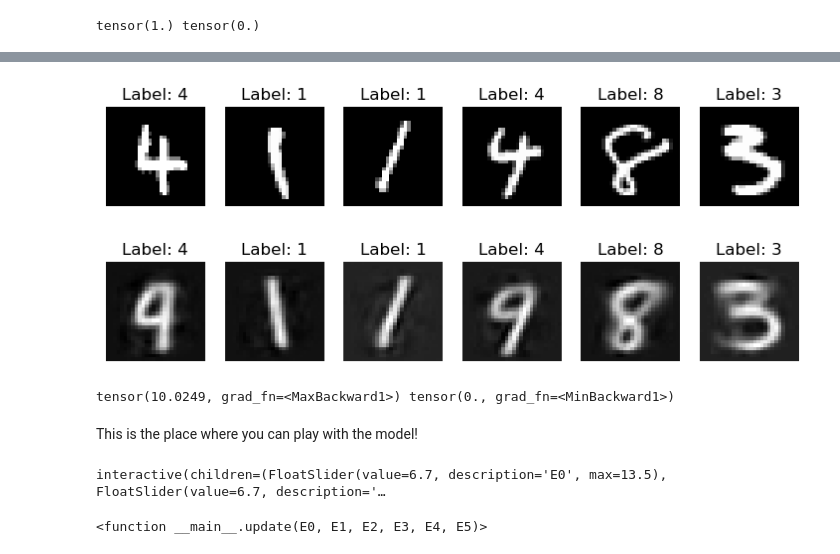
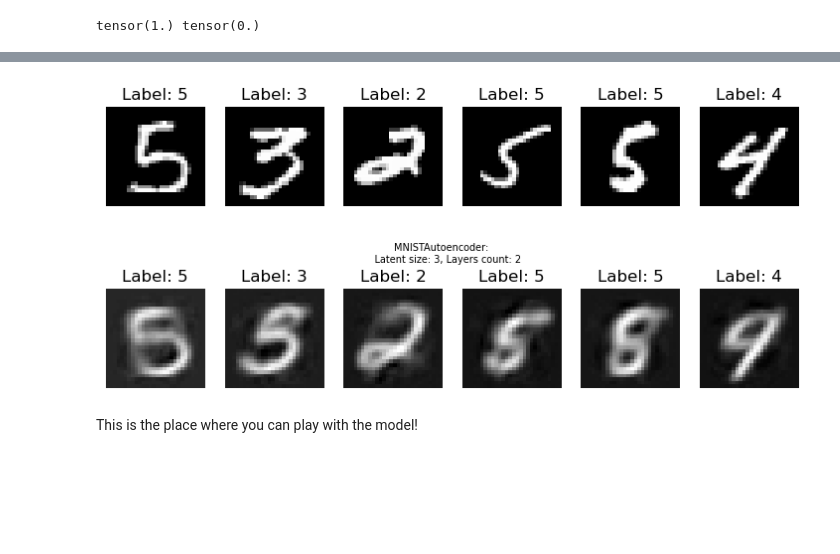
Before and after one commit to watjurk/vrije-extra, a Jupyter notebook: autoencoder/basic/src/notebook/autoencoder.ipynb, the cells around one changed output, grey strips where cells are left out. Cells and saved outputs as stored; diff of their text form; code cells hidden in the pictures; blank space fills up the shorter version.

Commit message:
split dataset into train, validation and test refactor model to enable more flexible definition integrate with w&b

```diff
--- a/autoencoder/basic/src/notebook/autoencoder.ipynb
+++ b/autoencoder/basic/src/notebook/autoencoder.ipynb
@@ -25,5 +41,8 @@ data_loader = torch.utils.data.dataloader.DataLoader(dataset, shuffle=True, batc
+# %%
+train_data, validation_data, test_data = torch.utils.data.random_split(dataset, [0.6, 0.2, 0.2])
+validation_data_loader, test_data_loader = DataLoader(validation_data, batch_size), DataLoader(test_data, batch_size)
 # %%
-data_iter = iter(data_loader)
+data_iter = iter(dataset)
 data_x, data_y = next(data_iter)
 print(torch.max(data_x), torch.min(data_x))
 # %% [output]
@@ -31,11 +50,19 @@ tensor(1.) tensor(0.)
 # %%
 num_col = 6
 num_row = 2
+offset = 0
+
+data_iter = iter(dataset)
+for _ in range(offset):
+    next(data_iter)
+
 
 _, axs = plt.subplots(num_row, num_col, figsize=(1.5 * num_col, 2 * num_row))
 for i, ax in enumerate(axs.flatten()):
-    img = data_x[i].squeeze()
-    ax.set_title(f"Label: {data_y[i].item()}")
+    data_x, data_y = next(data_iter)
+
+    img = data_x.squeeze()
+    ax.set_title(f"Label: {data_y}")
     ax.imshow(img, cmap="grey")
     ax.set_axis_off()
 
@@ -98 +160,4 @@ Estimated Total Size (MB): 1.28
+# %%
+model = MNISTAutoencoder(latent_space_size, number_of_layers)
+# wandb.watch(model)
 # %%
@@ -115,46 +247,35 @@ for epoch in (mb := master_bar(range(epochs))):
 # %%
-data_iter = iter(data_loader)
-data_x, data_y = next(data_iter)
+from random import randint
 
+data_iter = iter(test_data_loader)
+offset = randint(0, 10)
 num_col = 6
 num_row = 1
 
-def plot_images(data_x):
-    _, axs = plt.subplots(num_row, num_col, figsize=(1.5 * num_col, 2 * num_row))
+for _ in range(offset):
+    next(data_iter)
+data_x, data_y = next(data_iter)
+
+
+def plot_images(data_x, title=None):
+    fig, axs = plt.subplots(num_row, num_col, figsize=(1.5 * num_col, 2 * num_row))
+    if title:
+        fig.suptitle(title, fontsize=7)
+
     for i, ax in enumerate(axs.flatten()):
         img = data_x[i].squeeze()
-        ax.set_title(f"Label: {data_y[i].item()}")
+        ax.set_title(f"Label: {data_y[i]}")
+
         ax.imshow(img, cmap="grey")
         ax.set_axis_off()
 
     plt.show()
 
+
 plot_images(data_x)
-plot_images(model(data_x).detach().numpy())
+plot_images(model(data_x).detach().numpy(), str(model))
 # %% [output]
-[figure, old version]
+[figure, new version]
-[figure, old version]
+[figure, new version]
-# %%
-data_iter = iter(data_loader)
-data_x, data_y = next(data_iter)
-encoded = model.encoder(data_x)
-print(torch.max(encoded), torch.min(encoded))
-# Max ~ 13.5
-# Min = 0
-# %% [output]
-tensor(10.0249, grad_fn=<MaxBackward1>) tensor(0., grad_fn=<MinBackward1>)
 # %% [markdown]
 This is the place where you can play with the model!
-# %%
-eir = encoded_ipywidget_range = (0, 13.5, 0.1)
-
-def update(E0, E1, E2, E3, E4, E5):
-    encoded = torch.tensor([E0, E1, E2, E3, E4, E5]).reshape(1, 6)
-    decoded_image = model.decoder(encoded)
-    plt.imshow(decoded_image.detach().numpy()[0][0], cmap="grey")
-
-
-ipywidgets.interact(update, E0=eir, E1=eir, E2=eir, E3=eir, E4=eir, E5=eir)
-# %% [output]
-interactive(children=(FloatSlider(value=6.7, description='E0', max=13.5), FloatSlider(value=6.7, description='…
-<function __main__.update(E0, E1, E2, E3, E4, E5)>
```
Also changed, not shown: parts of 11 cells of this notebook, 1 other file.
